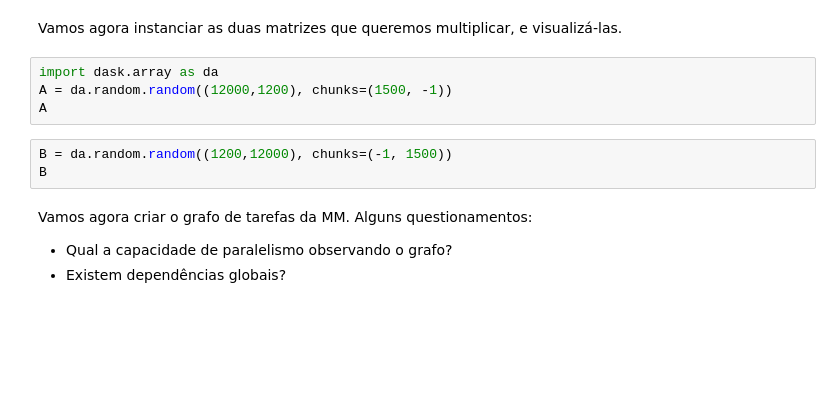
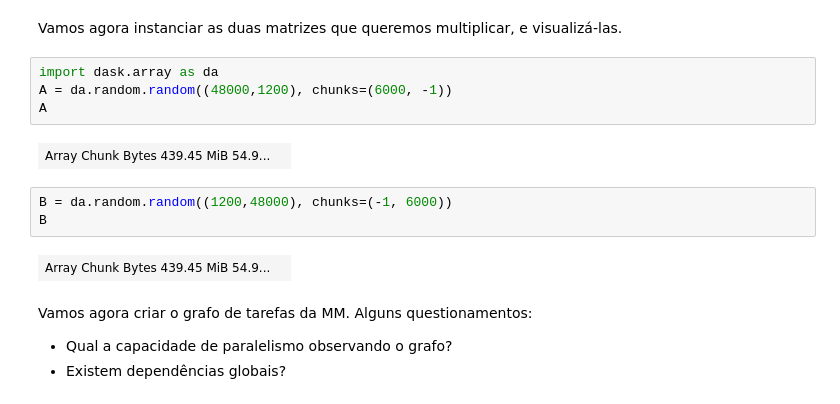
Before and after one commit to h1chang/data-science-ufrgs, a Jupyter notebook: CD009-processamento-alto-desempenho/CD009_Aula_2_AD03_Multiplicao_de_Matrizes.ipynb, the cells around one changed output. Drawn from its saved outputs; the diff is of its cells as text; blank space fills up the shorter version.

```diff
--- a/CD009-processamento-alto-desempenho/CD009_Aula_2_AD03_Multiplicao_de_Matrizes.ipynb
+++ b/CD009-processamento-alto-desempenho/CD009_Aula_2_AD03_Multiplicao_de_Matrizes.ipynb
@@ -27,11 +39,15 @@ client
 Vamos agora instanciar as duas matrizes que queremos multiplicar, e visualizá-las.
 # %%
 import dask.array as da
-A = da.random.random((12000,1200), chunks=(1500, -1))
+A = da.random.random((48000,1200), chunks=(6000, -1))
 A
+# %% [output]
+| Array Chunk Bytes 439.45 MiB 54.9... |  |
 # %%
-B = da.random.random((1200,12000), chunks=(-1, 1500))
+B = da.random.random((1200,48000), chunks=(-1, 6000))
 B
+# %% [output]
+| Array Chunk Bytes 439.45 MiB 54.9... |  |
 # %% [markdown]
 Vamos agora criar o grafo de tarefas da MM. Alguns questionamentos:
 - Qual a capacidade de paralelismo observando o grafo?
```
Also changed, not shown: parts of 5 cells of this notebook, 4 other files.
